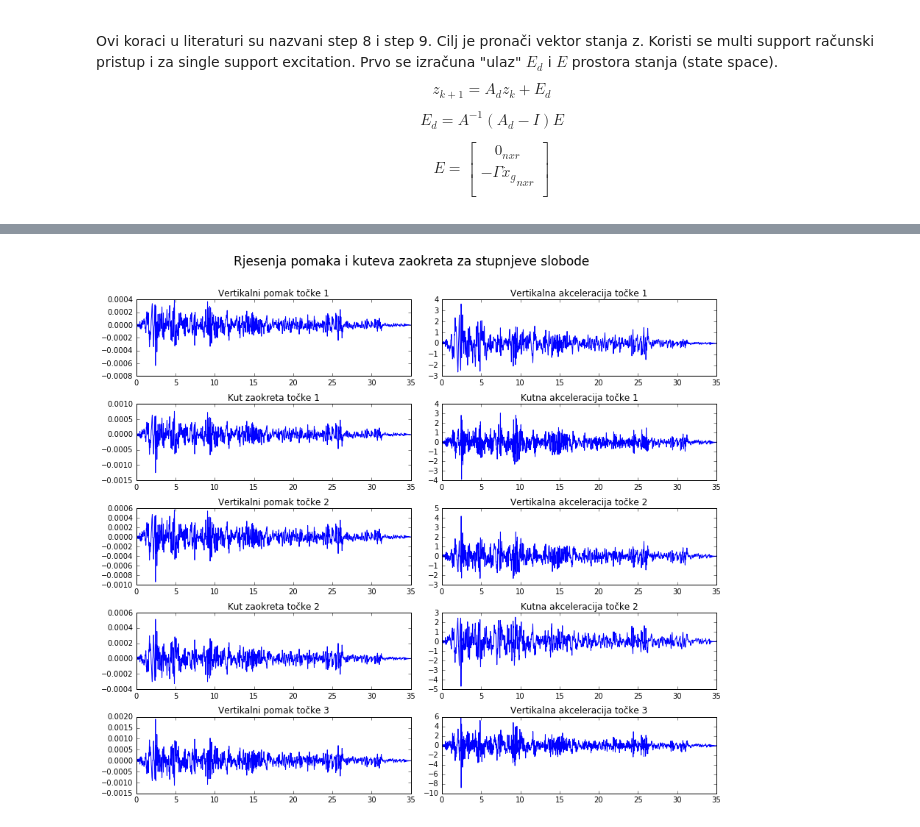
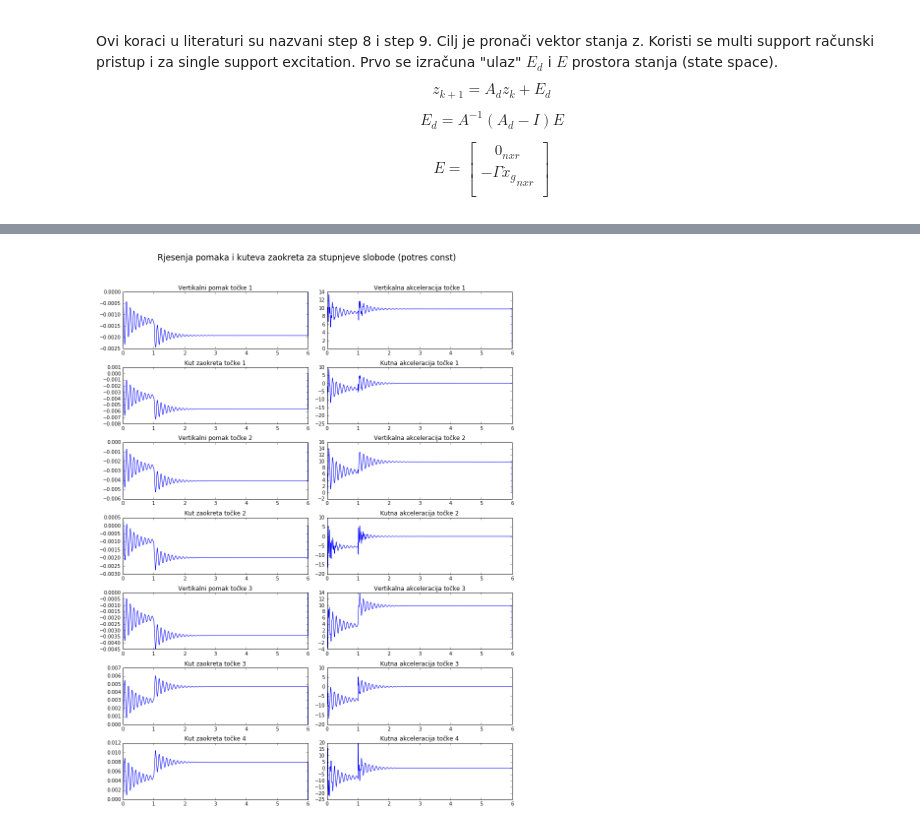
Before and after one commit to Ivan768/MSE-diplomski, a Jupyter notebook: MSE.ipynb, the cells around one changed output, grey strips where cells are left out. Saved outputs shown, nothing was run; the diff lists cells and outputs as text; code cells hidden in the pictures.

```diff
--- a/MSE.ipynb
+++ b/MSE.ipynb
@@ -402,8 +539,8 @@ def alfa(n, r_u_l, r_u_d):
 
 def C(n, r_u_l, r_u_d):
     """Racunanje Rayleigh-ove matrice prigusenja"""
-    return (alfa(n_primjer, r_u_l_primjer, r_u_d_primjer)[0] * M_ss(n, r_u_l, r_u_d)
-            + alfa(n_primjer, r_u_l_primjer, r_u_d_primjer)[1] * K_ss(n, r_u_l, r_u_d))
+    return (alfa(n, r_u_l, r_u_d)[0] * M_ss(n, r_u_l, r_u_d)
+            + alfa(n, r_u_l, r_u_d)[1] * K_ss(n, r_u_l, r_u_d))
 
 ("Rayleigh koeficijenti su: ", alfa(n_primjer, r_u_l_primjer, r_u_d_primjer),
 "Matrica prigusenja je: ", C(n_primjer, r_u_l_primjer, r_u_d_primjer))
@@ -625,12 +797,0 @@ Izbrisati kasnije!
-# %%
-fig, axes = plt.subplots(10,2, figsize=(12,20))
-fig.suptitle("Matrica E_d ulazi u vektor z \n Matrica E ulazi u vektor z_dot",
-             y=1.05, fontsize=17)
-for i in range(10):
-    axes[i,0].plot(xg_vrijeme(delay_t_primjer),
-                   E_d(n_primjer, r_u_l_primjer, r_u_d_primjer, delay_t_primjer)[i,:])
-    axes[i,0].set_title("%s. red matrice E_d"% (i+1))
-    axes[i,1].plot(xg_vrijeme(delay_t_primjer),
-                   E_s(n_primjer, r_u_l_primjer, r_u_d_primjer, delay_t_primjer)[i,:])
-    axes[i,1].set_title("%s. red matrice E"% (i+1))
-plt.tight_layout()
@@ -717,30 +868,36 @@ array([[  0.00e+00,  -2.00e-06,  -4.99e-06, ...,   1.24e-06,   0.00e+00,
 # %%
-def plot_rjesenja(n, r_u_l, r_u_d, delay_t):
+def plot_rjesenja(n, r_u_l, r_u_d, delay_t, potres):
     """Plot... paziti da n ne bude prevelik broj jer ce onda biti previse plotova"""
     dim = K_ss(n, r_u_l, r_u_d).shape[0]
     r = Gama(n_primjer, r_u_l, r_u_d).shape[1]
-    pomak = prostor_stanja(n, r_u_l, r_u_d, delay_t)[0][:dim,:]
-    akceleracija_uk = prostor_stanja(n, r_u_l, r_u_d, delay_t)[2]
-    fig, axes = plt.subplots(dim, 2, figsize = (12,10))
-    fig.suptitle("Rjesenja pomaka i kuteva zaokreta za stupnjeve slobode", y=1.05, fontsize=17)
+    pomak = prostor_stanja(n, r_u_l, r_u_d, delay_t, potres)[0][:dim,:]
+    akceleracija_uk = prostor_stanja(n, r_u_l, r_u_d, delay_t, potres)[2]
+    fig, axes = plt.subplots(dim, 2, figsize = (12,15))
+    fig.suptitle("Rjesenja pomaka i kuteva zaokreta za stupnjeve slobode (potres %s)"
+                 %(potres), y=1.05, fontsize=17)
     for i in range(dim):
         axes[i,0].plot(xg_vrijeme(delay_t), pomak[i,:])
         axes[i,1].plot(xg_vrijeme(delay_t), akceleracija_uk[i,:])
         #axes[i].set_xlabel("vrijeme [s]")
-        if r_u_l == "z":
-            axes[i,0].set_title("Kut zaokreta točke %s"%(i//2+1) if i%2 == 0
-                                else "Vertikalni pomak točke %s"%(i//2+1))
-            axes[i,1].set_title("Kutna akceleracija točke %s"%(i//2+1) if i%2 == 0
-                                else "Akceleracija točke %s"%(i//2+1))
+        if i == 0 and r_u_l == "z":
+            axes[0,0].set_title("Kut zaokreta točke %s"%(i//2+1))
+            axes[0,1].set_title("Kutna akceleracija točke %s"%(i//2+1))
         else:
             axes[i,0].set_title("Kut zaokreta točke %s"%(i//2+1) if i%2 == 1
                                 else "Vertikalni pomak točke %s"%(i//2+1))
             axes[i,1].set_title("Kutna akceleracija točke %s"%(i//2+1) if i%2 == 1
                                 else "Vertikalna akceleracija točke %s"%(i//2+1))
+        if i == (dim-1) and r_u_d == "z":
+            axes[i,0].set_title("Kut zaokreta točke %s"%(i//2+1))
+            axes[i,1].set_title("Kutna akceleracija točke %s"%(i//2+1))
     plt.tight_layout()
 
-plot_rjesenja(n_primjer, r_u_l_primjer, r_u_d_primjer, delay_t_primjer)
 
-# ne plota dobro naslove u slucaju desnog zgloba... dva zadnja plota trebaju biti kutevi zaokreta
+def proba():
+    ksi = 0.99
+    plot_rjesenja(n_primjer, r_u_l_primjer, r_u_d_primjer, delay_t_primjer, "const")
+
+proba()
+# provjeriti dali su dobri naslovi grafova - nisu trenutno
 # %% [output]
-[figure, old version]
+[figure, new version]
```
Also changed, not shown: parts of 61 cells of this notebook.
